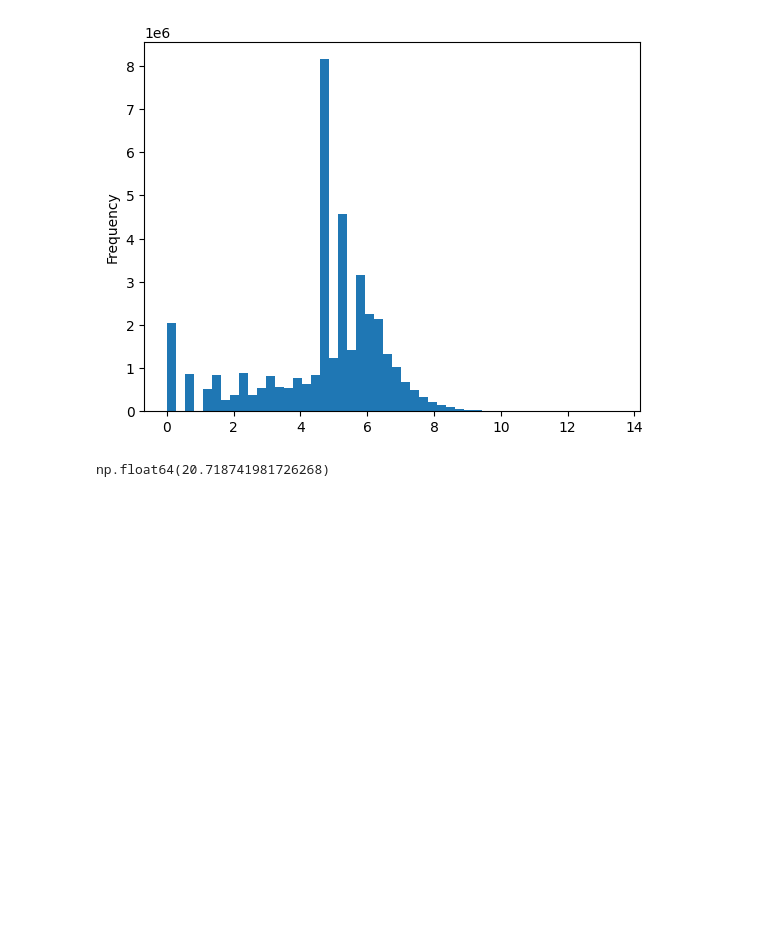
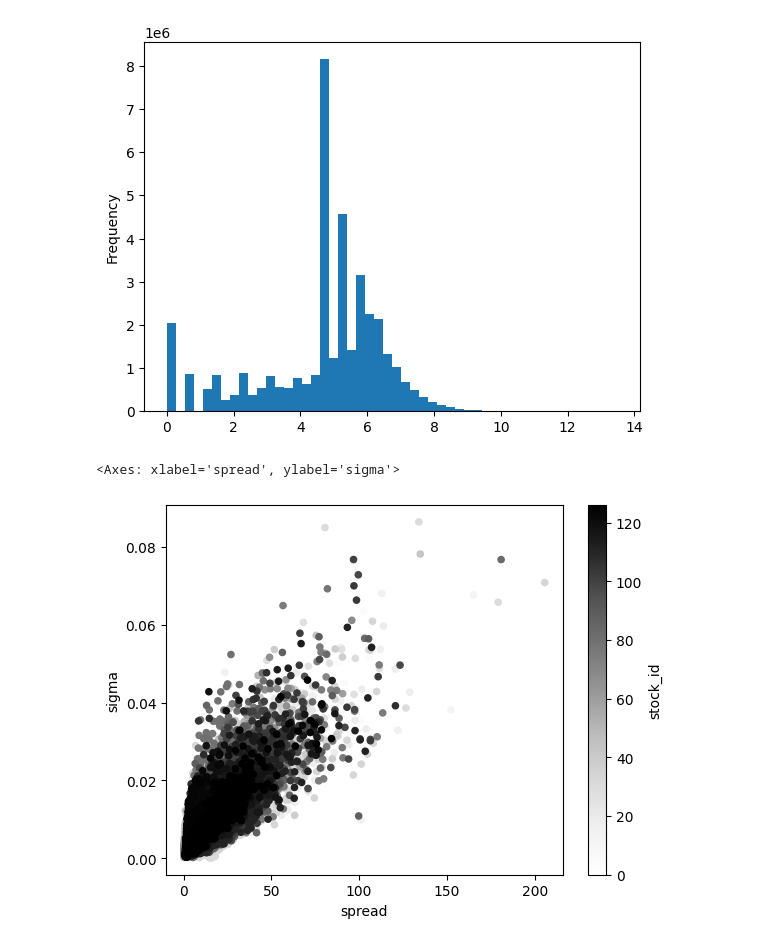
Before and after one commit to petepony/meow_meow, a Jupyter notebook: data_cleanup.ipynb, the cells around one changed output. Drawn from its saved outputs; the diff is of its cells as text; code cells hidden in the pictures; blank space fills up the shorter version.

```diff
--- a/data_cleanup.ipynb
+++ b/data_cleanup.ipynb
@@ -45,3 +30,18 @@ df_size = df['size']
+# %%
+target = pd.read_csv("past_vols.csv",index_col="Unnamed: 0")
+
+df.head()
+
+df_size = df['size']
+
+
+
+gb = df.groupby(by=['stock_id', 'time_id']).agg({"size":"sum", "spread": "mean","time_diff":"max"})
+
+target = target.merge(gb.reset_index())
+
+target['sqrt_size'] = np.sqrt(target['size'])
+target['timef'] = np.log(target['time_diff'])
 # %%
 np.log(df.spread).plot.hist(bins = 50)
 # %% [output]
@@ -64,7 +52,9 @@ pd.Series(np.log(df['size'])).plot.hist(bins = 50)
 # %% [output]
 <Axes: ylabel='Frequency'>
 [figure]
-# %%
-np.log(df.size)
-# %% [output]
-np.float64(20.718741981726268)
+# %%
+target.plot.scatter(x="spread", y="sigma",c= "stock_id")
+#spread very high corr with vol. unsu
+# %% [output]
+<Axes: xlabel='spread', ylabel='sigma'>
+[figure, added]
```
Also changed, not shown: parts of 7 cells of this notebook.
